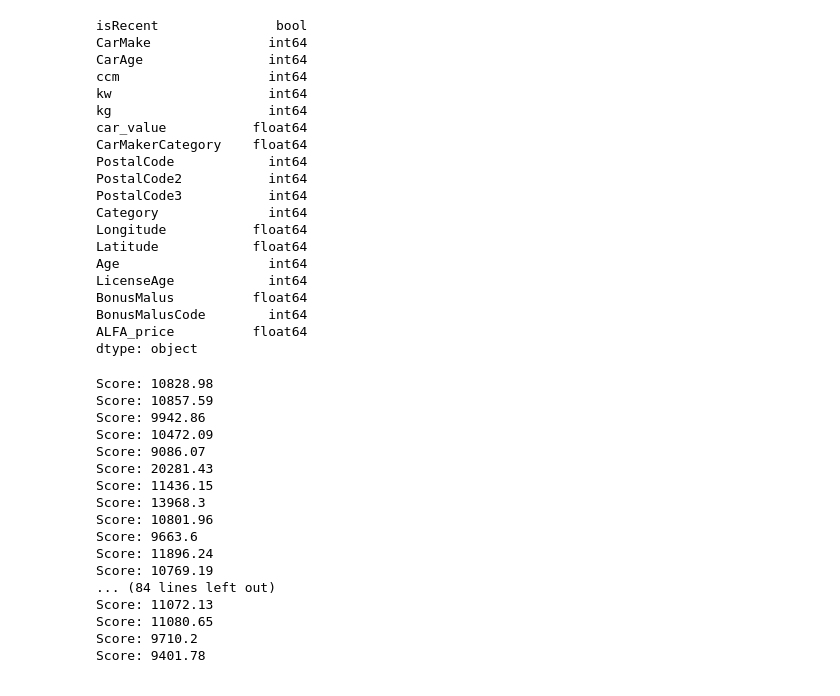
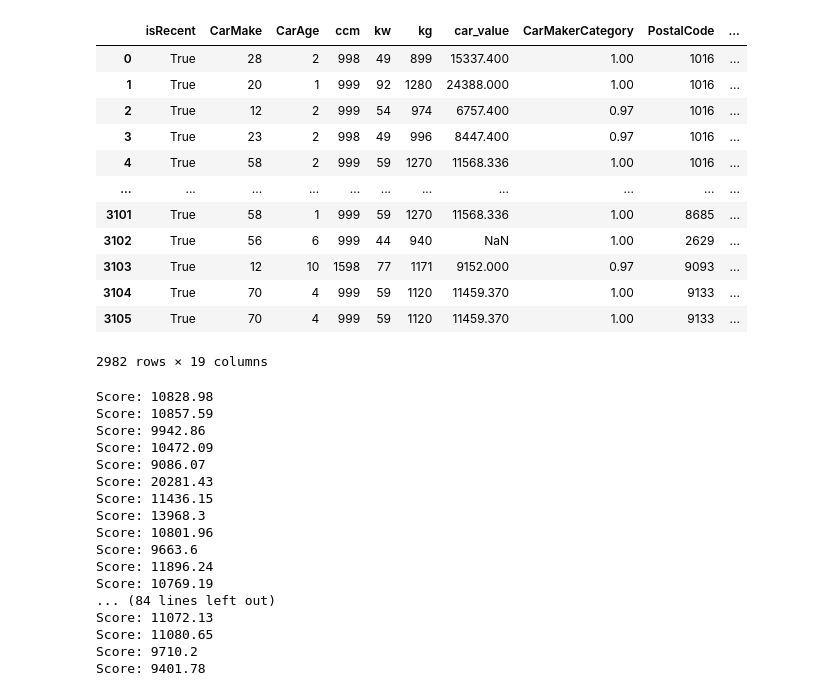
Before and after one commit to asdasde/market_models, a Jupyter notebook: notebooks/2_market_model.ipynb, the cells around one changed output. Saved outputs shown, nothing was run; the diff lists cells and outputs as text; code cells hidden in the pictures.

```diff
--- a/notebooks/2_market_model.ipynb
+++ b/notebooks/2_market_model.ipynb
@@ -212,23 +34,29 @@ TRAIN_DATA, TEST_DATA = train_test_split(DATA, test_size=0.2, random_state=42)
-# %%
-DATA.dtypes
-# %% [output]
-isRecent               bool
-CarMake               int64
-CarAge                int64
-ccm                   int64
-kw                    int64
-kg                    int64
-car_value           float64
-CarMakerCategory    float64
-PostalCode            int64
-PostalCode2           int64
-PostalCode3           int64
-Category              int64
-Longitude           float64
-Latitude            float64
-Age                   int64
-LicenseAge            int64
-BonusMalus          float64
-BonusMalusCode        int64
-ALFA_price          float64
-dtype: object
+# %%
+####### PATHS
+data_name = 'netrisk_casco_2023_11_14__2023_11_20__2023_12_12'
+target_variable = 'ALFA_price'
+
+model_name = utils.get_model_name(data_name, target_variable)
+
+data_path = utils.get_processed_data_path(data_name)
+features_path = utils.get_features_path(data_name)
+model_path = utils.get_model_path(model_name)
+
+data, features = utils.load_data(data_path, features_path, target_variable)
+model = utils.load_model(model_path)
+# %%
+data
+# %% [output]
+|  | isRecent | CarMake | CarAge | ccm | kw | kg | car_value | CarMakerCategory | PostalCode | ... |
+| 0 | True | 28 | 2 | 998 | 49 | 899 | 15337.400 | 1.00 | 1016 | ... |
+| 1 | True | 20 | 1 | 999 | 92 | 1280 | 24388.000 | 1.00 | 1016 | ... |
+| 2 | True | 12 | 2 | 999 | 54 | 974 | 6757.400 | 0.97 | 1016 | ... |
+| 3 | True | 23 | 2 | 998 | 49 | 996 | 8447.400 | 0.97 | 1016 | ... |
+| 4 | True | 58 | 2 | 999 | 59 | 1270 | 11568.336 | 1.00 | 1016 | ... |
+| ... | ... | ... | ... | ... | ... | ... | ... | ... | ... | ... |
+| 3101 | True | 58 | 1 | 999 | 59 | 1270 | 11568.336 | 1.00 | 8685 | ... |
+| 3102 | True | 56 | 6 | 999 | 44 | 940 | NaN | 1.00 | 2629 | ... |
+| 3103 | True | 12 | 10 | 1598 | 77 | 1171 | 9152.000 | 0.97 | 9093 | ... |
+| 3104 | True | 70 | 4 | 999 | 59 | 1120 | 11459.370 | 1.00 | 9133 | ... |
+| 3105 | True | 70 | 4 | 999 | 59 | 1120 | 11459.370 | 1.00 | 9133 | ... |
+2982 rows × 19 columns
```
Also changed, not shown: parts of 53 cells of this notebook, 5 other files.
